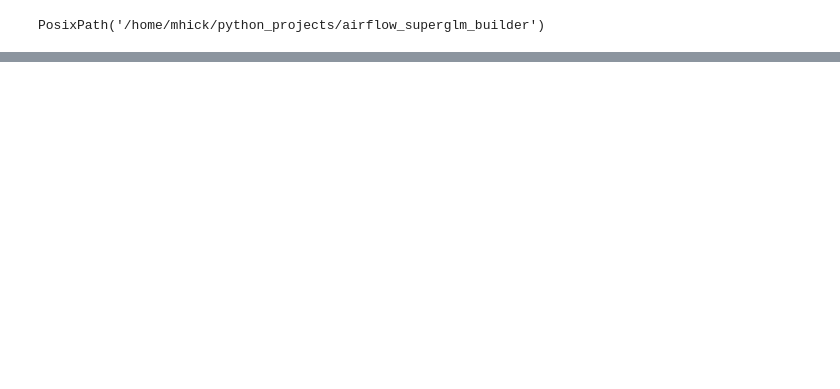
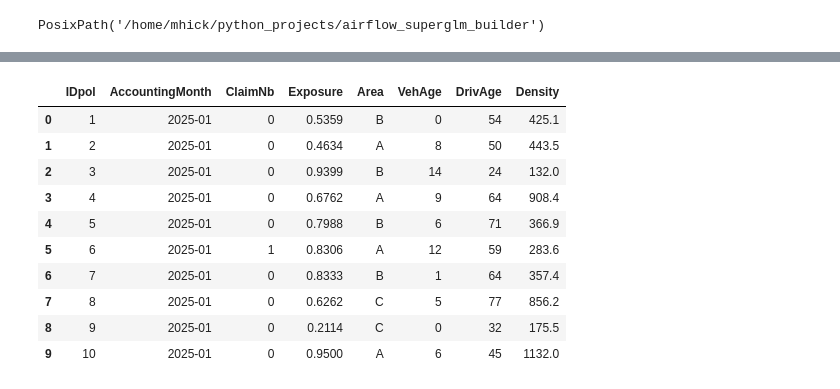
Before and after one commit to StrudelDoodleS/airflow_superglm_builder, a Jupyter notebook: tutorials/basic_sql_etl_and_schema_walkthrough.ipynb, the cells around one changed output, grey strips where cells are left out. Saved outputs shown, nothing was run; the diff lists cells and outputs as text; code cells hidden in the pictures; blank space fills up the shorter version.

```diff
--- a/tutorials/basic_sql_etl_and_schema_walkthrough.ipynb
+++ b/tutorials/basic_sql_etl_and_schema_walkthrough.ipynb
@@ -454,0 +447,45 @@ engine = get_engine(settings, database="ExistingWorkDatabase")
+# %%
+TRAINING_SQL = """
+SELECT
+    IDpol,
+    AccountingMonth,
+    ClaimNb,
+    Exposure,
+    Area,
+    VehAge,
+    DrivAge,
+    Density
+FROM raw.FREMTPL_RAW
+WHERE Exposure > 0
+  AND AccountingMonth BETWEEN :start_month AND :end_month
+ORDER BY IDpol
+"""
+
+
+def read_training_result_set(
+    con: sqlite3.Connection,
+    *,
+    start_month: str,
+    end_month: str,
+) -> pd.DataFrame:
+    return pd.read_sql_query(
+        TRAINING_SQL,
+        con,
+        params={"start_month": start_month, "end_month": end_month},
+    )
+
+
+source_result_set = read_training_result_set(con, start_month="2025-01", end_month="2025-02")
+source_result_set.head(10)
+# %% [output]
+|  | IDpol | AccountingMonth | ClaimNb | Exposure | Area | VehAge | DrivAge | Density |
+| 0 | 1 | 2025-01 | 0 | 0.5359 | B | 0 | 54 | 425.1 |
+| 1 | 2 | 2025-01 | 0 | 0.4634 | A | 8 | 50 | 443.5 |
+| 2 | 3 | 2025-01 | 0 | 0.9399 | B | 14 | 24 | 132.0 |
+| 3 | 4 | 2025-01 | 0 | 0.6762 | A | 9 | 64 | 908.4 |
+| 4 | 5 | 2025-01 | 0 | 0.7988 | B | 6 | 71 | 366.9 |
+| 5 | 6 | 2025-01 | 1 | 0.8306 | A | 12 | 59 | 283.6 |
+| 6 | 7 | 2025-01 | 0 | 0.8333 | B | 1 | 64 | 357.4 |
+| 7 | 8 | 2025-01 | 0 | 0.6262 | C | 5 | 77 | 856.2 |
+| 8 | 9 | 2025-01 | 0 | 0.2114 | C | 0 | 32 | 175.5 |
+| 9 | 10 | 2025-01 | 0 | 0.9500 | A | 6 | 45 | 1132.0 |
```
Also changed, not shown: parts of 49 cells of this notebook, 1 other file.
